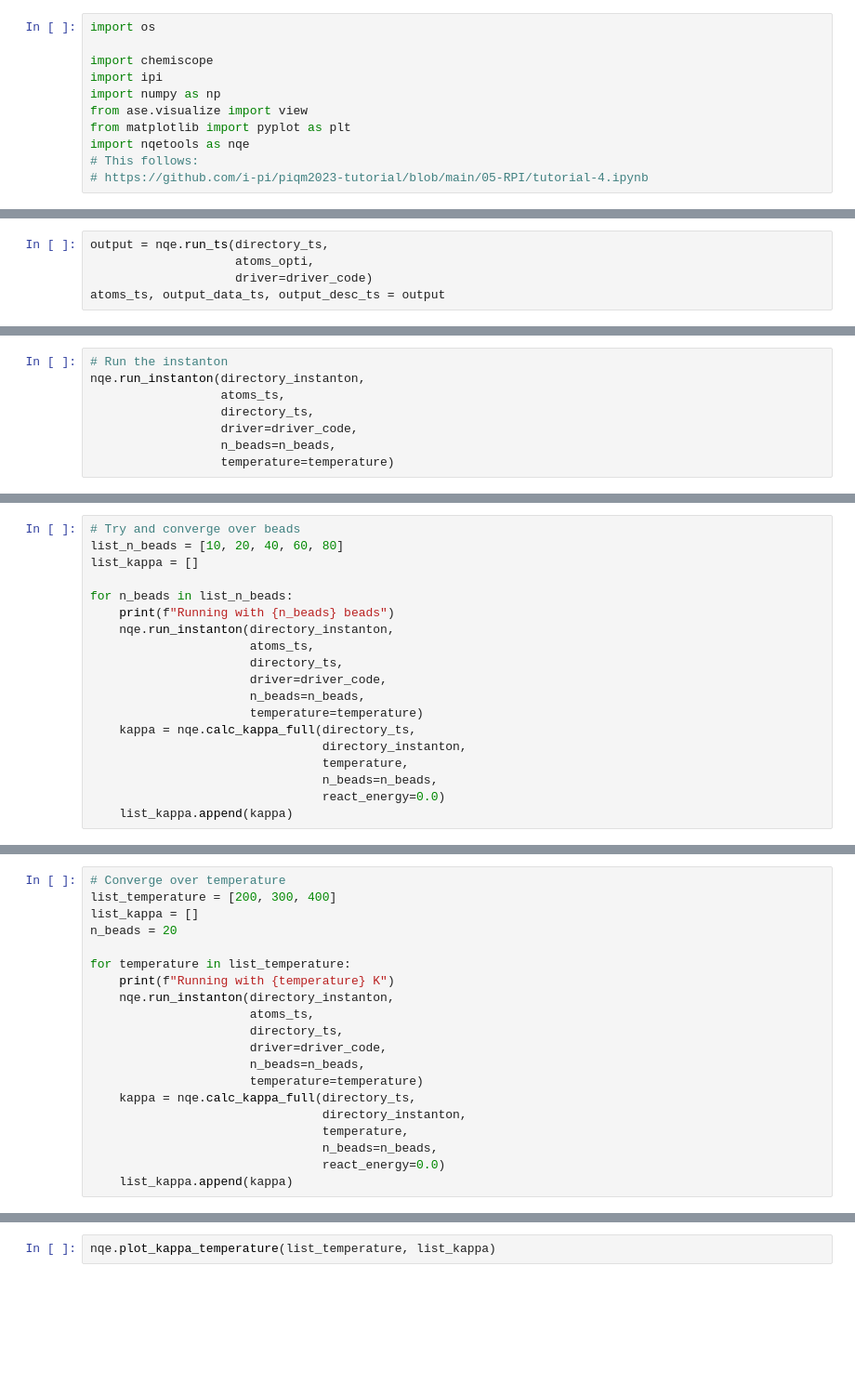
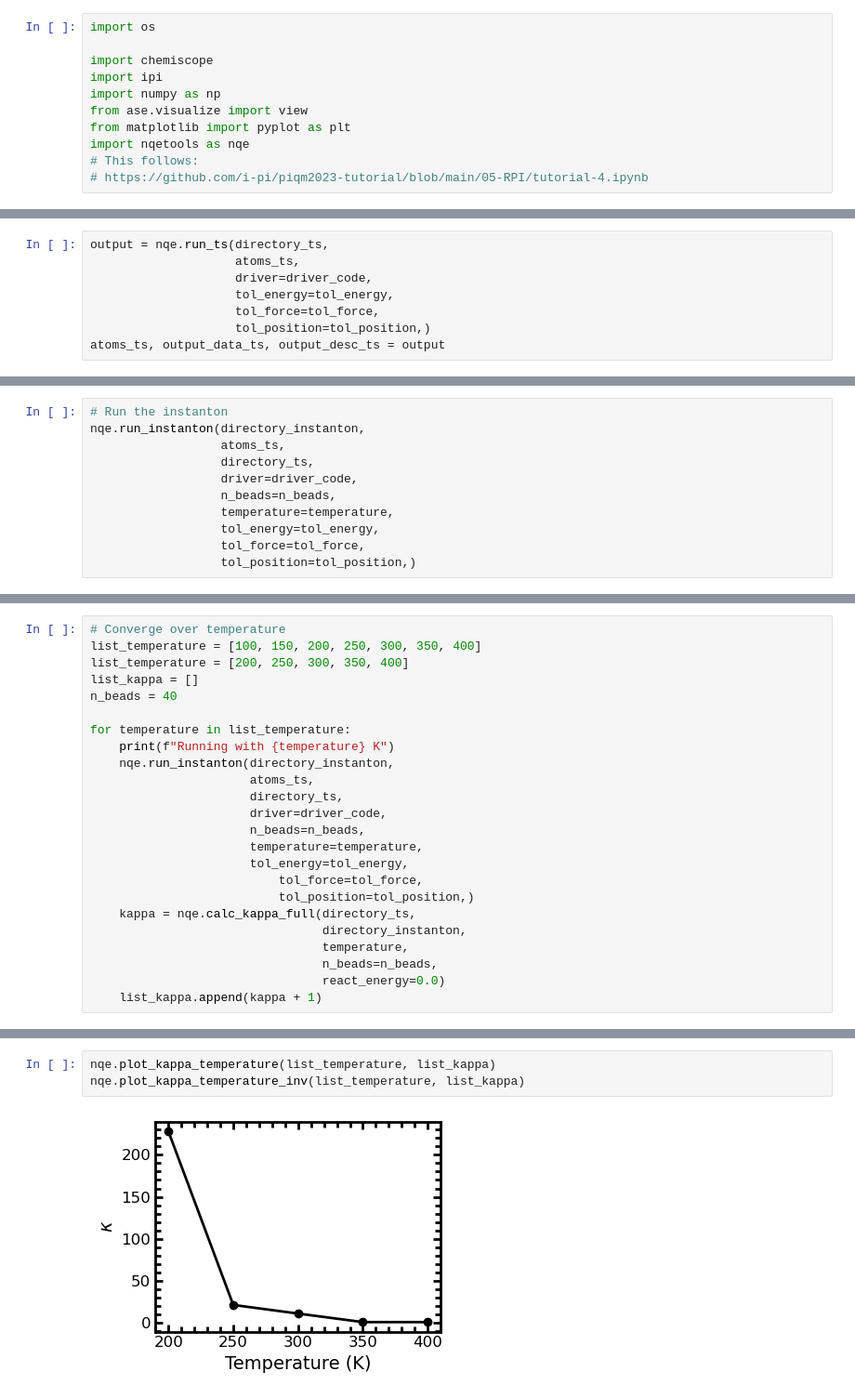
Before and after one commit to LouieSlocombe/nqetools, a Jupyter notebook: examples/ch4hcbe/run.ipynb, the cells around one changed output, grey strips where cells are left out. Shown: that part at 93% size. Cells and saved outputs as stored; diff of their text form; blank space fills up the shorter version.

```diff
--- a/examples/ch4hcbe/run.ipynb
+++ b/examples/ch4hcbe/run.ipynb
@@ -76,5 +136,8 @@ print(data)
 # %%
 output = nqe.run_ts(directory_ts,
-                    atoms_opti,
-                    driver=driver_code)
+                    atoms_ts,
+                    driver=driver_code,
+                    tol_energy=tol_energy,
+                    tol_force=tol_force,
+                    tol_position=tol_position,)
 atoms_ts, output_data_ts, output_desc_ts = output
@@ -103,4 +220,7 @@ nqe.run_instanton(directory_instanton,
                   directory_ts,
                   driver=driver_code,
                   n_beads=n_beads,
-                  temperature=temperature)
+                  temperature=temperature,
+                  tol_energy=tol_energy,
+                  tol_force=tol_force,
+                  tol_position=tol_position,)
@@ -112,19 +262,0 @@ nqe.calc_kappa_full(directory_ts,
-# %%
-# Try and converge over beads
-list_n_beads = [10, 20, 40, 60, 80]
-list_kappa = []
-
-for n_beads in list_n_beads:
-    print(f"Running with {n_beads} beads")
-    nqe.run_instanton(directory_instanton,
-                      atoms_ts,
-                      directory_ts,
-                      driver=driver_code,
-                      n_beads=n_beads,
-                      temperature=temperature)
-    kappa = nqe.calc_kappa_full(directory_ts,
-                                directory_instanton,
-                                temperature,
-                                n_beads=n_beads,
-                                react_energy=0.0)
-    list_kappa.append(kappa)
@@ -133,8 +263,9 @@ nqe.plot_bead_convergence(list_n_beads, list_kappa)
 # %%
 # Converge over temperature
-list_temperature = [200, 300, 400]
+list_temperature = [100, 150, 200, 250, 300, 350, 400]
+list_temperature = [200, 250, 300, 350, 400]
 list_kappa = []
-n_beads = 20
+n_beads = 40
 
 for temperature in list_temperature:
     print(f"Running with {temperature} K")
@@ -143,10 +274,13 @@ for temperature in list_temperature:
                       directory_ts,
                       driver=driver_code,
                       n_beads=n_beads,
-                      temperature=temperature)
+                      temperature=temperature,
+                      tol_energy=tol_energy,
+                          tol_force=tol_force,
+                          tol_position=tol_position,)
     kappa = nqe.calc_kappa_full(directory_ts,
                                 directory_instanton,
                                 temperature,
                                 n_beads=n_beads,
                                 react_energy=0.0)
-    list_kappa.append(kappa)
+    list_kappa.append(kappa + 1)
@@ -159,2 +314,5 @@ plt.show()
 # %%
 nqe.plot_kappa_temperature(list_temperature, list_kappa)
+nqe.plot_kappa_temperature_inv(list_temperature, list_kappa)
+# %% [output]
+[figure, added]
```
Also changed, not shown: parts of 24 cells of this notebook.
